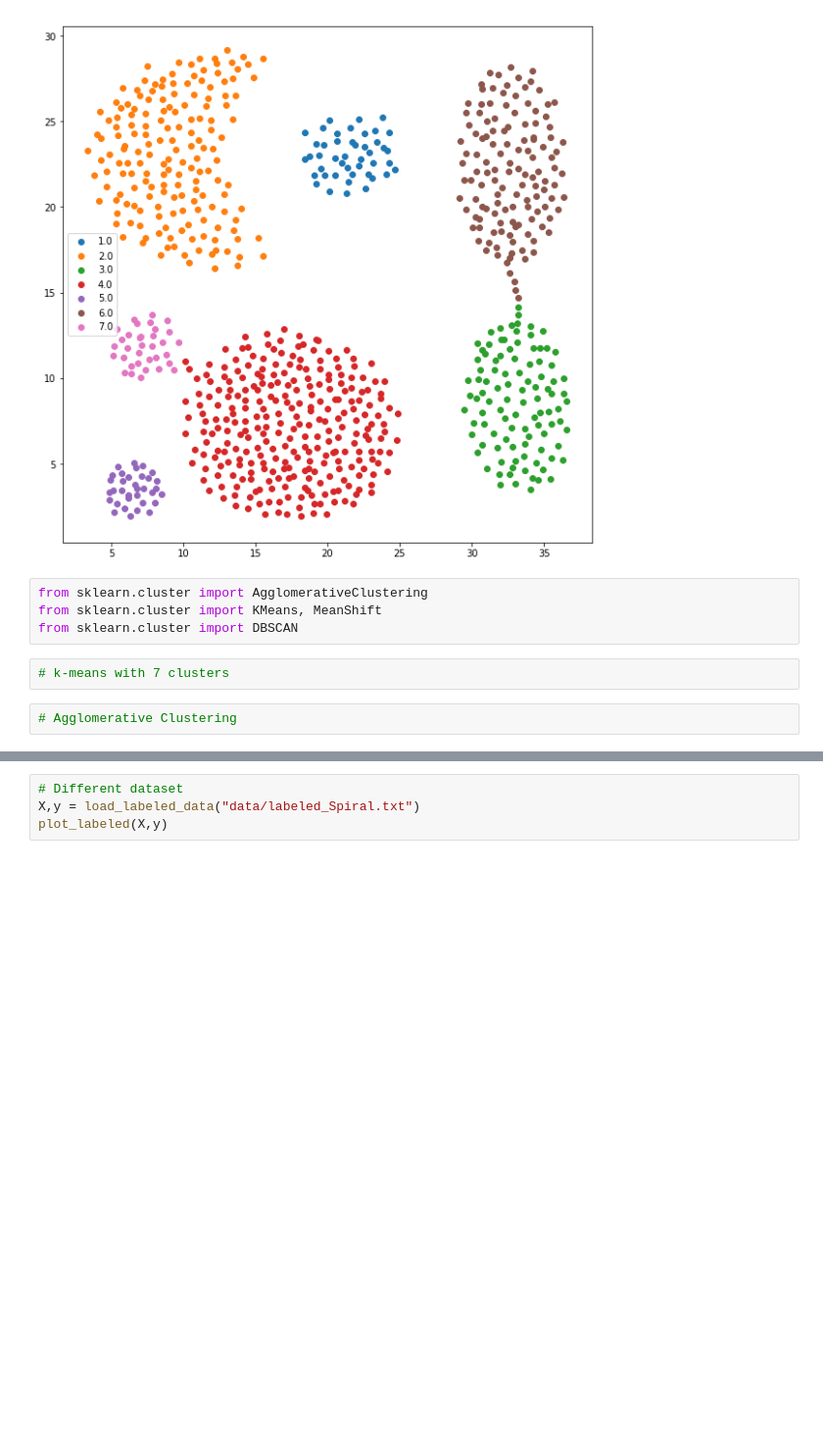
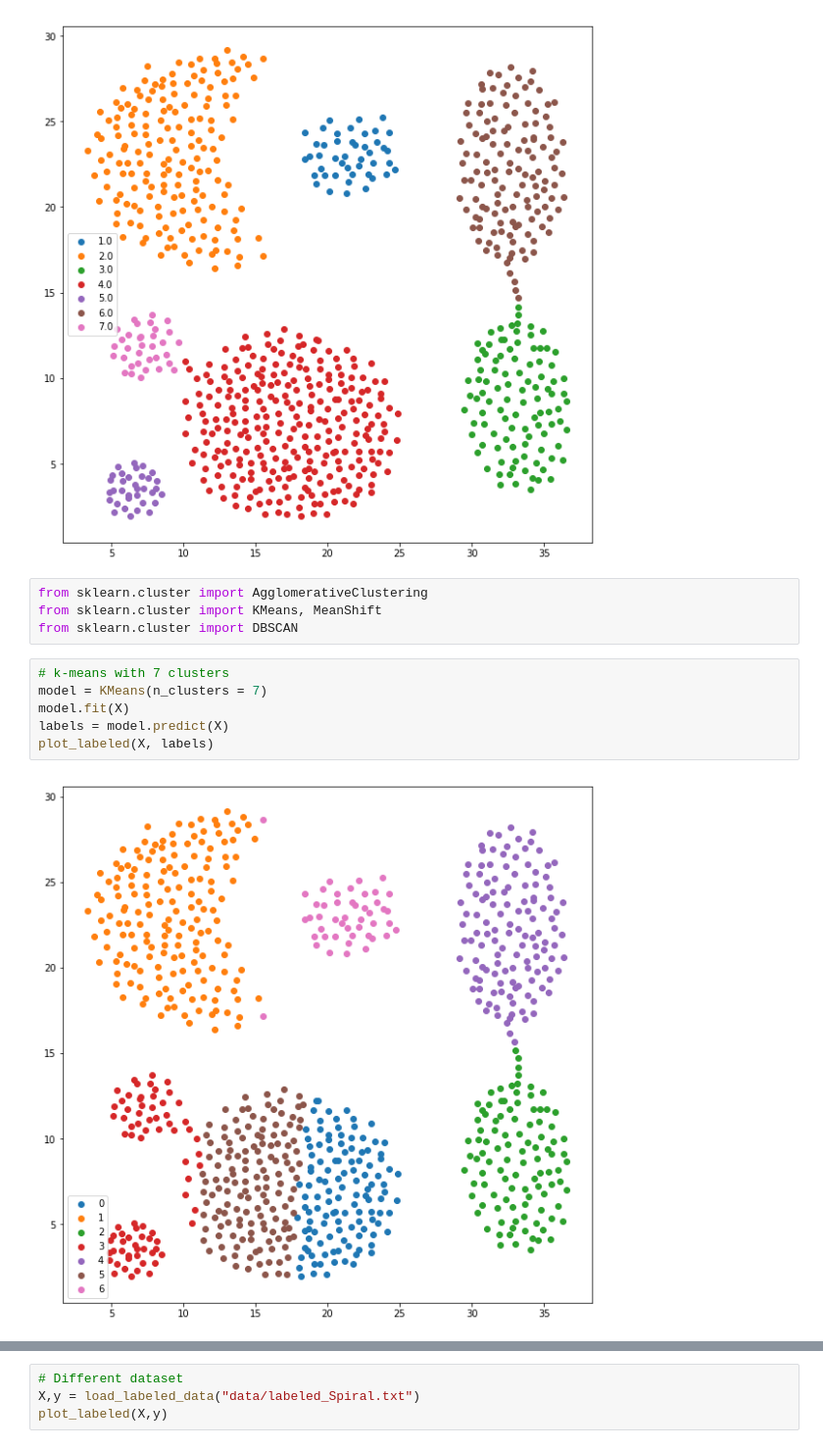
Before and after one commit to kxu08/Bootcamp2019, a Jupyter notebook: Day04/Afternoon1_Clustering/Clustering_DimReduction.ipynb, the cells around one changed output, grey strips where cells are left out. Shown at 98% size. Drawn from its saved outputs; the diff is of its cells as text; blank space fills up the shorter version.

Commit message:
clustering edit

```diff
--- a/Day04/Afternoon1_Clustering/Clustering_DimReduction.ipynb
+++ b/Day04/Afternoon1_Clustering/Clustering_DimReduction.ipynb
@@ -92,5 +94,9 @@ from sklearn.cluster import KMeans, MeanShift
 from sklearn.cluster import DBSCAN
 # %%
 # k-means with 7 clusters
+model = KMeans(n_clusters = 7)
+model.fit(X)
+labels = model.predict(X)
+plot_labeled(X, labels)
+# %% [output]
+[figure, added]
-# %%
-# Agglomerative Clustering
```
Also changed, not shown: parts of 24 cells of this notebook, 4 other files.
